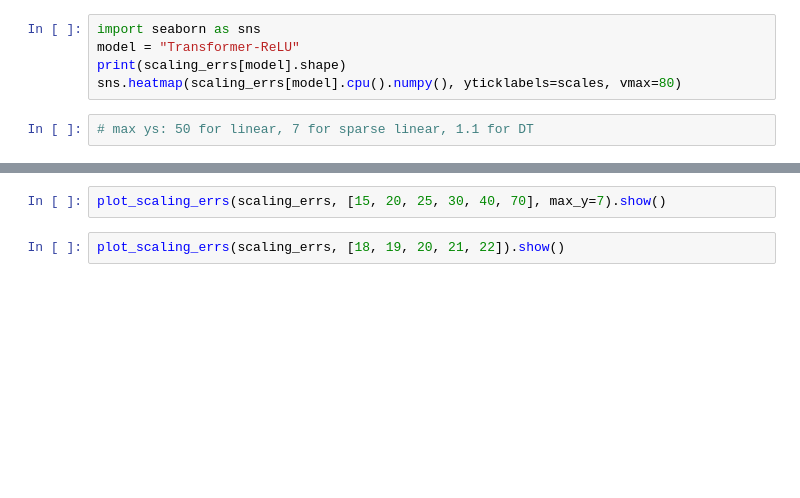
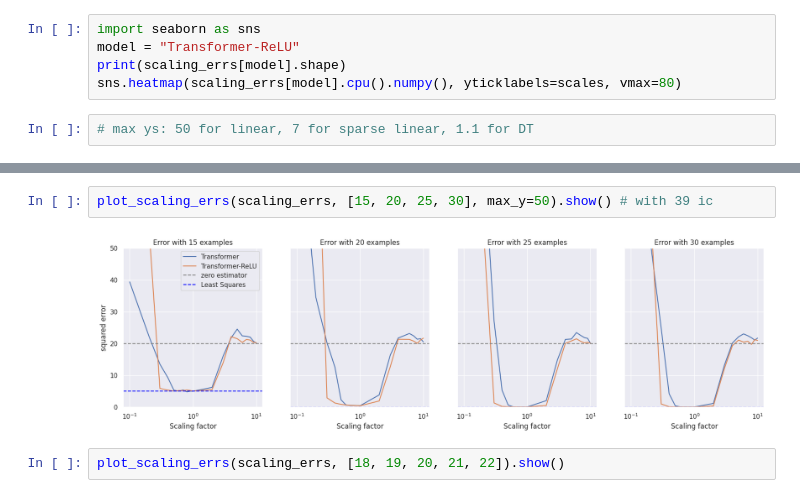
Before and after one commit to nelson-lojo/in-context-learning, a Jupyter notebook: src/eval.ipynb, the cells around one changed output, grey strips where cells are left out. Cells and saved outputs as stored; diff of their text form; blank space fills up the shorter version.

```diff
--- a/src/eval.ipynb
+++ b/src/eval.ipynb
@@ -253,5 +275,7 @@ sns.heatmap(scaling_errs[model].cpu().numpy(), yticklabels=scales, vmax=80)
 # %%
-plot_scaling_errs(scaling_errs, [15, 20, 25, 30, 40, 70], max_y=7).show()
+plot_scaling_errs(scaling_errs, [15, 20, 25, 30], max_y=50).show() # with 39 ic
+# %% [output]
+[figure, added]
 # %%
 plot_scaling_errs(scaling_errs, [18, 19, 20, 21, 22]).show()
 # %%
```
Also changed, not shown: parts of 9 cells of this notebook, 1 other file.
